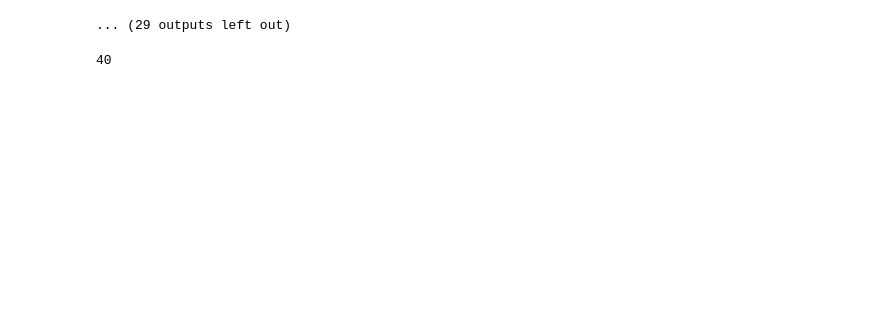
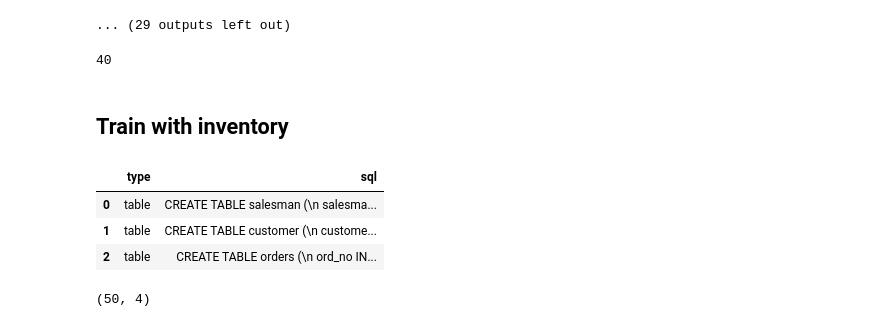
Before and after one commit to mruiyangyou/RAG-enhanced-LLM-Agent-for-text-to-SQL-generation, a Jupyter notebook: notebooks/vanna/vanna_test.ipynb, the cells around one changed output. Drawn from its saved outputs; the diff is of its cells as text; code cells hidden in the pictures; blank space fills up the shorter version.

```diff
--- a/notebooks/vanna/vanna_test.ipynb
+++ b/notebooks/vanna/vanna_test.ipynb
@@ -297,2 +328,4 @@ with open('predict.txt', 'w') as f:
     for r in res2:
         f.write(f'{r}\n')
+# %% [markdown]
+## Train with inventory
@@ -298,0 +334,9 @@ with open('predict.txt', 'w') as f:
+# %%
+inventory_ddl = vn.run_sql("SELECT type, sql FROM sqlite_master WHERE sql is not null")
+# %%
+inventory_ddl
+# %% [output]
+|  | type | sql |
+| 0 | table | CREATE TABLE salesman (\n salesma... |
+| 1 | table | CREATE TABLE customer (\n custome... |
+| 2 | table | CREATE TABLE orders (\n ord_no IN... |
@@ -298,0 +348,4 @@ with open('predict.txt', 'w') as f:
+# %%
+questions.shape
+# %% [output]
+(50, 4)
```
Also changed, not shown: parts of 16 cells of this notebook, 2 other files.
